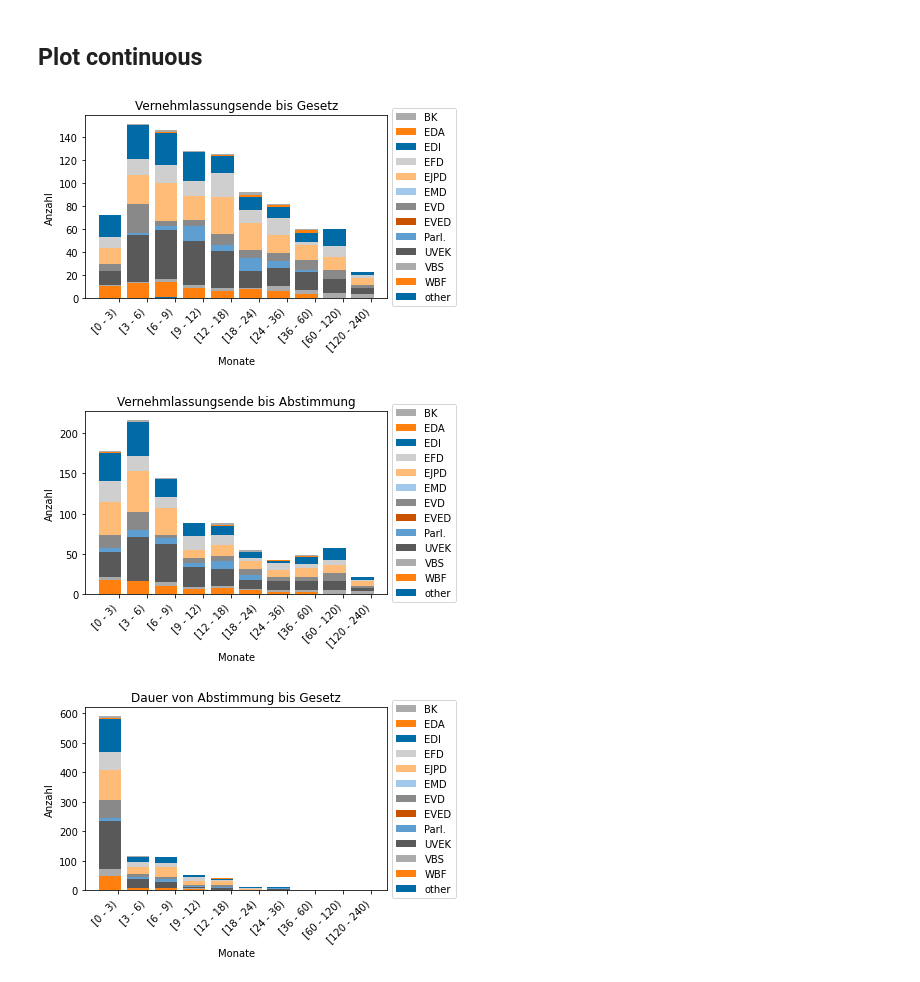
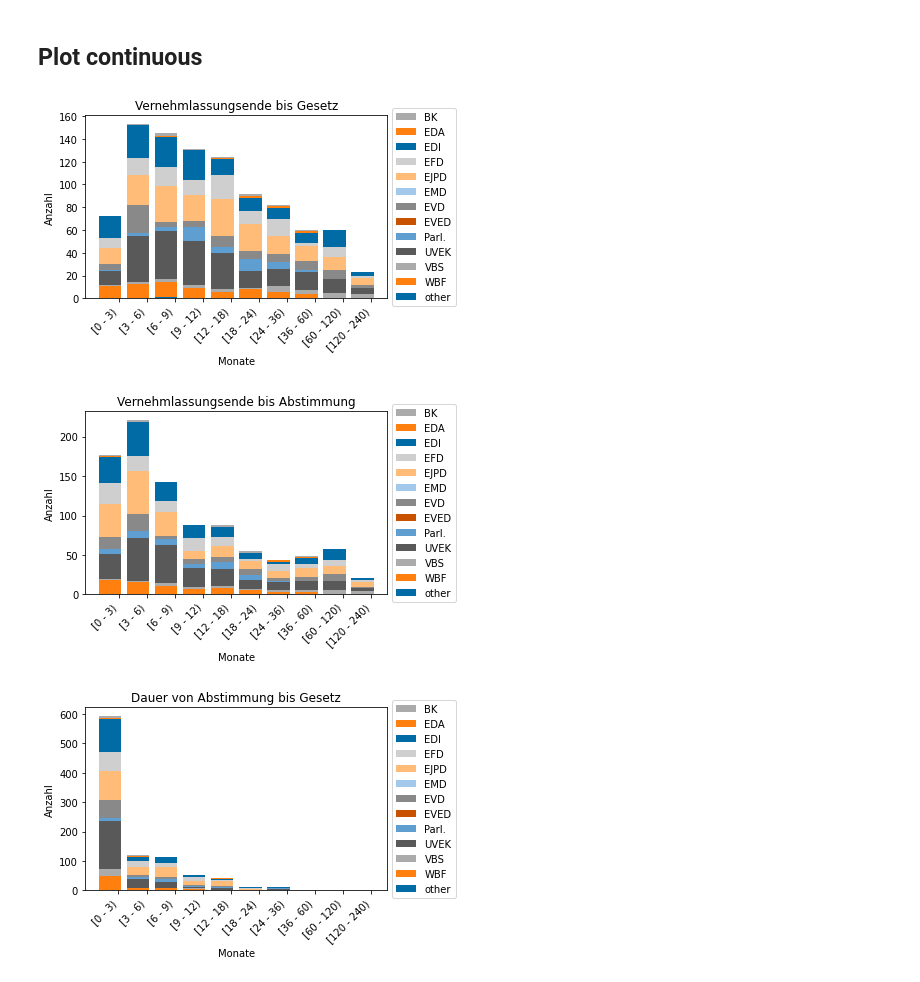
Before and after one commit to rostro36/Vernehmlassungen, a Jupyter notebook: Plotting.ipynb, the cells around one changed output. Cells and saved outputs as stored; diff of their text form; code cells hidden in the pictures.

Commit message:
adjusted plotting

```diff
--- a/Plotting.ipynb
+++ b/Plotting.ipynb
@@ -17,7 +17,7 @@ plt.style.use('tableau-colorblind10')
 prop_cycle = plt.rcParams['axes.prop_cycle']
 colors = prop_cycle.by_key()['color']
 
-df=pd.read_csv('concat_data.csv')
+df=pd.read_csv('laws.csv')
 # %% [markdown]
 ## Plot departments
 # %%
@@ -36,8 +36,8 @@ ax2.set_ylabel('Monate')
 medians=[0]*len(departments)
 averages=[0]*len(departments)
 for index,department in enumerate(departments):
-    medians[index]=np.median(list(df[df['Department']==department]['Months until accept'].dropna()))
-    averages[index]=np.average(list(df[df['Department']==department]['Months until accept'].dropna()))
+    medians[index]=np.median(list(df[df['Department']==department]['Months_until_accept'].dropna()))
+    averages[index]=np.average(list(df[df['Department']==department]['Months_until_accept'].dropna()))
 ax2.plot(list(departments),medians, marker='*', color='green', linestyle='', label='median')
 ax2.plot(list(departments),averages, marker='s', color='pink', linestyle='', label='average')
 
@@ -94,37 +94,37 @@ def make_continuous(bins,keyword, xlabel, ylabel, title):
     plt.ylabel(ylabel)
     plt.title(title)
     plt.tight_layout()
     plt.savefig('plots/'+keyword+'.svg')
     plt.show()
 
 bins=[0,0.25,0.5,0.75,1,1.5,2,3,5,10,20]
 bins=[int(i*12) for i in bins]
-make_continuous(bins,'Months until accept', 'Monate', 'Anzahl', 'Vernehmlassungsende bis Gesetz')
-make_continuous(bins,'Months until decision', 'Monate', 'Anzahl', 'Vernehmlassungsende bis Abstimmung')
+make_continuous(bins,'Months_until_accept', 'Monate', 'Anzahl', 'Vernehmlassungsende bis Gesetz')
+make_continuous(bins,'Months_until_decision', 'Monate', 'Anzahl', 'Vernehmlassungsende bis Abstimmung')
 
 
 ax = plt.gca()
 departments=sorted(set(df['Department']))
 accumulated_counts=[0]*(len(bins)-1)
 for index,department in enumerate(reversed(departments)):
     dep_df=df[df['Department']==department]
-    gesetz_df=dep_df['Months until accept'].dropna()
-    abstimmung_df=dep_df['Months until decision'].dropna()
+    gesetz_df=dep_df['Months_until_accept'].dropna()
+    abstimmung_df=dep_df['Months_until_decision'].dropna()
     hist,_=np.histogram([gesetz_df.iloc[i]-abstimmung_df.iloc[i] for i in range(len(abstimmung_df))], bins)
     X = np.arange(len(hist))
     ax.bar(list(X),list(hist), color=colors[index%len(colors)], bottom=accumulated_counts, label=department)
     accumulated_counts=[accumulated_counts[i]+hist[i] for i in range(len(hist))]
 plt.legend([Patch(facecolor=colors[(len(departments)-1-index)%len(colors)], label=departments[index]) for index in range(len(departments))], departments,bbox_to_anchor=(1, 0.5), loc="center left")
 
 plt.xticks([i+0.3 for i in range(len(hist))], [
         '[{} - {})'.format(bins[i], bins[i+1]) for i, j in enumerate(hist)], rotation=45, ha="right")
 plt.xlabel('Monate')
 plt.ylabel('Anzahl')
 plt.title('Dauer von Abstimmung bis Gesetz')
 plt.tight_layout()
 plt.savefig('plots/'+'delta'+'.svg')
 plt.show()
 # %% [output]
-[figure, old version]
+[figure, new version]
-[figure, old version]
+[figure, new version]
 [figure]
```
Also changed, not shown: parts of 2 cells of this notebook, 4 other files.
